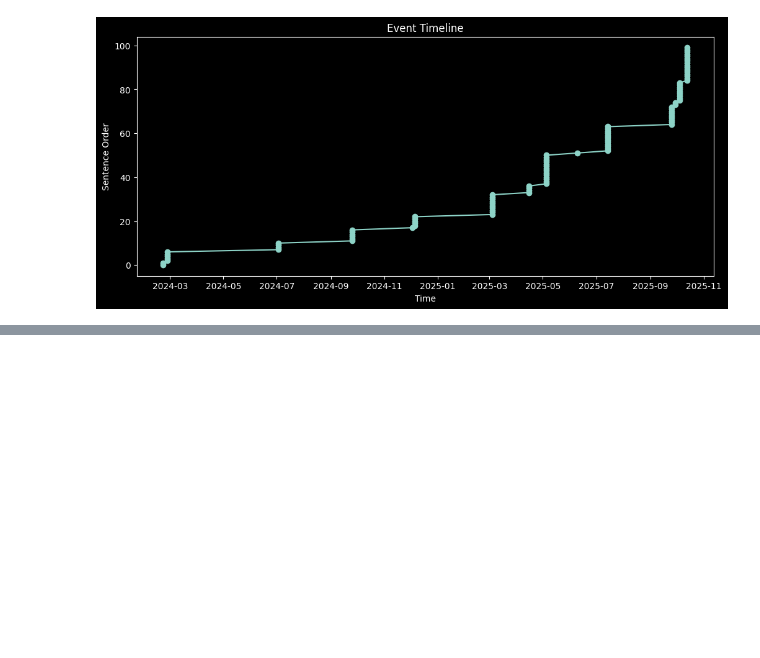
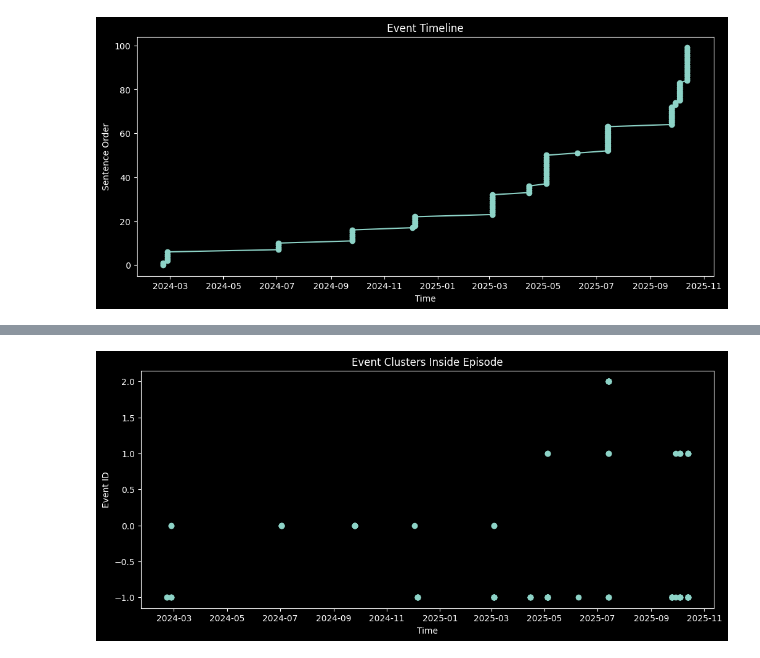
Before and after one commit to gaurav1-9/temporal-topical-sorting, a Jupyter notebook: finalYear/v4.5.1_episodeEventsBalanced.ipynb, the cells around one changed output, grey strips where cells are left out. Cells and saved outputs as stored; diff of their text form; code cells hidden in the pictures; blank space fills up the shorter version.

Commit message:
episode event clustering done

```diff
--- a/finalYear/v4.5.1_episodeEventsBalanced.ipynb
+++ b/finalYear/v4.5.1_episodeEventsBalanced.ipynb
@@ -52,0 +55,10 @@ plt.show()
+# %%
+clusterer = hdbscan.HDBSCAN(
+    min_cluster_size=4,   # minimum sentences per event
+    metric='euclidean'
+)
+
+event_labels = clusterer.fit_predict(episode_embeddings)
+# %%
+episode_df["event_id"] = event_labels
+episode_df.head()
@@ -52,0 +117,15 @@ plt.show()
+# %%
+plt.figure(figsize=(12,5))
+
+plt.scatter(
+    episode_df["published_date"],
+    episode_df["event_id"]
+)
+
+plt.xlabel("Time")
+plt.ylabel("Event ID")
+plt.title("Event Clusters Inside Episode")
+
+plt.show()
+# %% [output]
+[figure, added]
```
Also changed, not shown: parts of 6 cells of this notebook, 1 other file.
